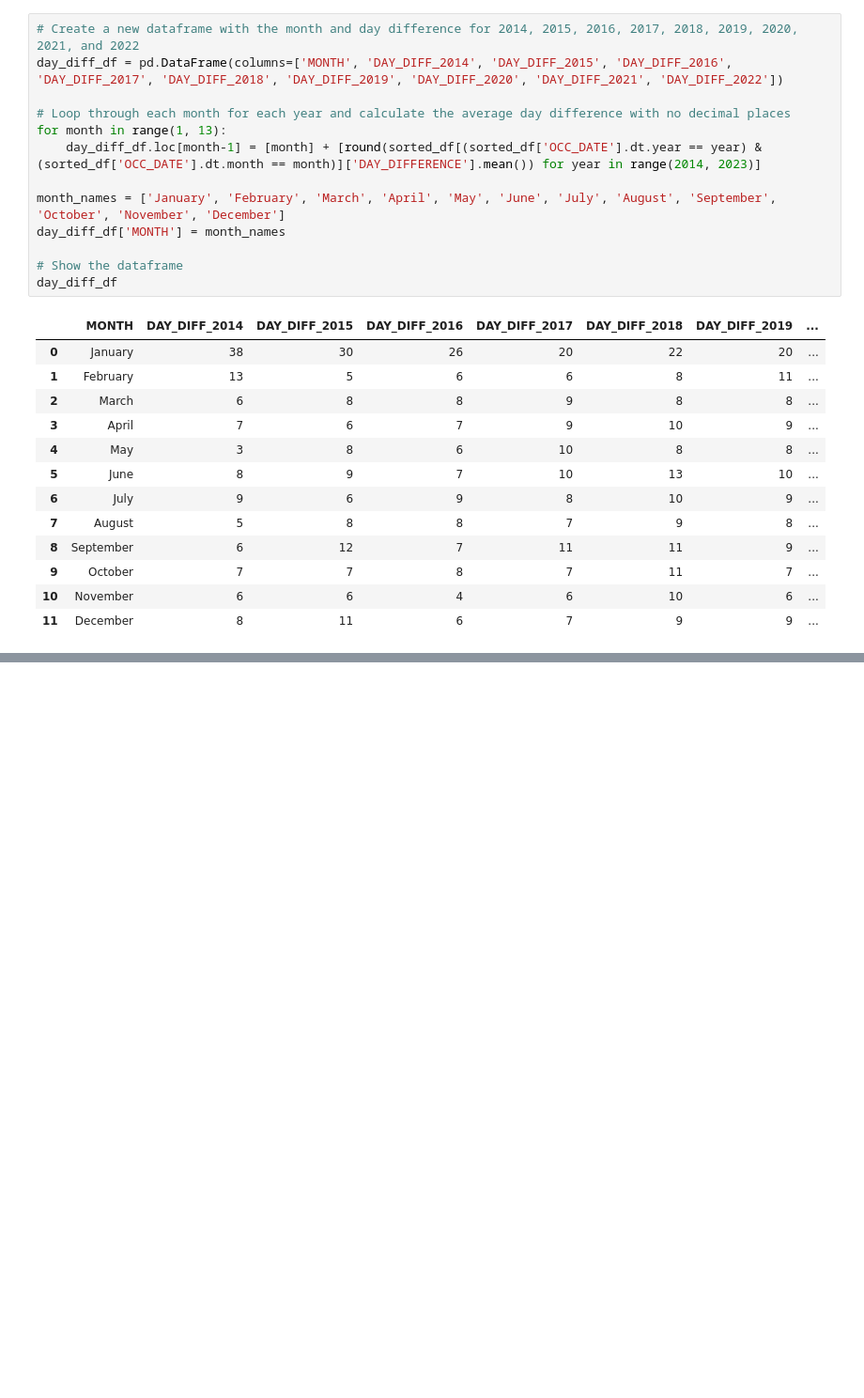
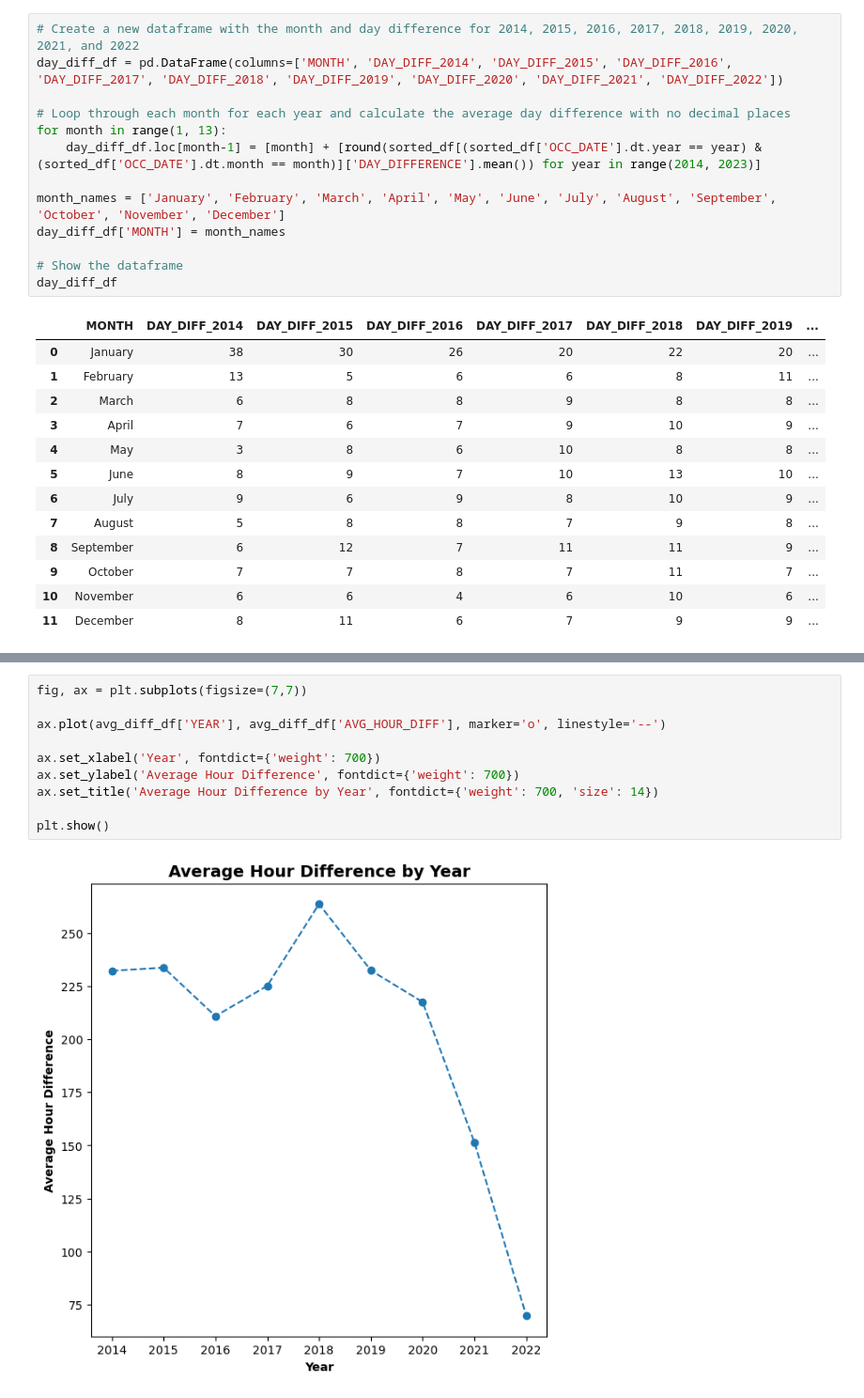
Before and after one commit to fannysigouin/project1, a Jupyter notebook: question_1/q1.ipynb, the cells around one changed output, grey strips where cells are left out. Shown: that part at 94% size. Cells and saved outputs as stored; diff of their text form; blank space fills up the shorter version.

```diff
--- a/question_1/q1.ipynb
+++ b/question_1/q1.ipynb
@@ -328,0 +307,12 @@ plt.show()
+# %%
+fig, ax = plt.subplots(figsize=(7,7))
+
+ax.plot(avg_diff_df['YEAR'], avg_diff_df['AVG_HOUR_DIFF'], marker='o', linestyle='--')
+
+ax.set_xlabel('Year', fontdict={'weight': 700})
+ax.set_ylabel('Average Hour Difference', fontdict={'weight': 700})
+ax.set_title('Average Hour Difference by Year', fontdict={'weight': 700, 'size': 14})
+
+plt.show()
+# %% [output]
+[figure, added]
```
Also changed, not shown: parts of 7 cells of this notebook.
